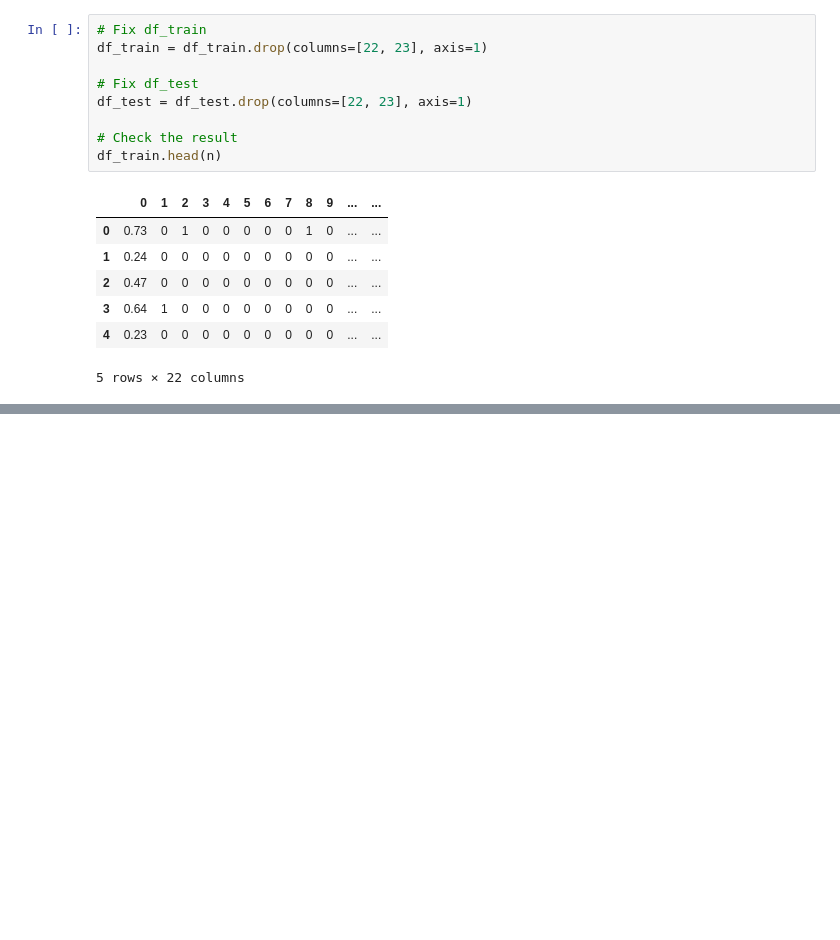
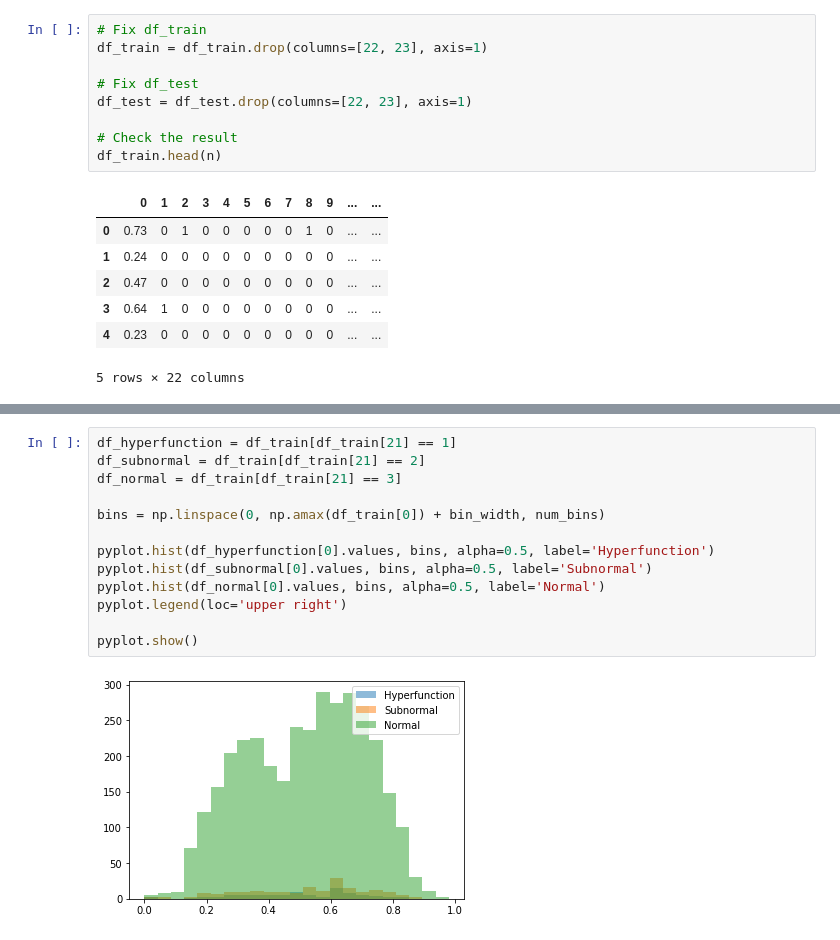
Before and after one commit to ralampay/notebooks, a Jupyter notebook: Data Visualization/Examining Data with the Thyroid Dataset.ipynb, the cells around one changed output, grey strips where cells are left out. Cells and saved outputs as stored; diff of their text form; blank space fills up the shorter version.

```diff
--- a/Data Visualization/Examining Data with the Thyroid Dataset.ipynb
+++ b/Data Visualization/Examining Data with the Thyroid Dataset.ipynb
@@ -143,0 +181,15 @@ hist = df_train[0].hist(bins=num_bins)
+# %%
+df_hyperfunction = df_train[df_train[21] == 1]
+df_subnormal = df_train[df_train[21] == 2]
+df_normal = df_train[df_train[21] == 3]
+
+bins = np.linspace(0, np.amax(df_train[0]) + bin_width, num_bins)
+
+pyplot.hist(df_hyperfunction[0].values, bins, alpha=0.5, label='Hyperfunction')
+pyplot.hist(df_subnormal[0].values, bins, alpha=0.5, label='Subnormal')
+pyplot.hist(df_normal[0].values, bins, alpha=0.5, label='Normal')
+pyplot.legend(loc='upper right')
+
+pyplot.show()
+# %% [output]
+[figure, added]
```
Also changed, not shown: parts of 10 cells of this notebook.
